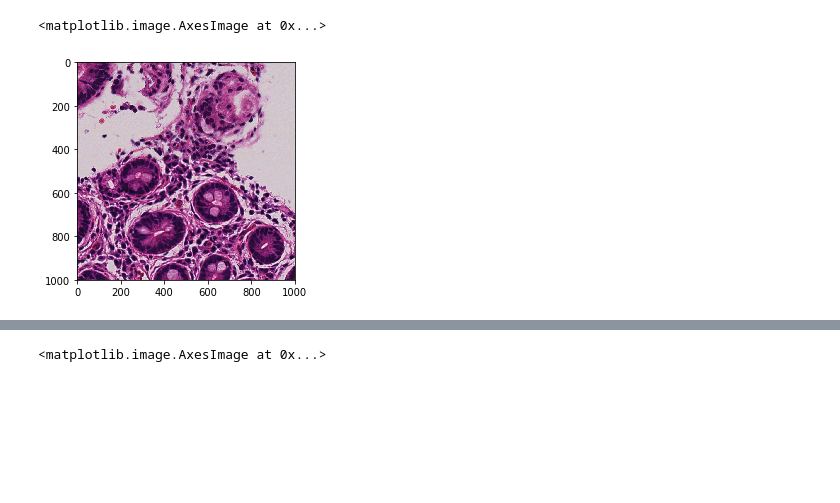
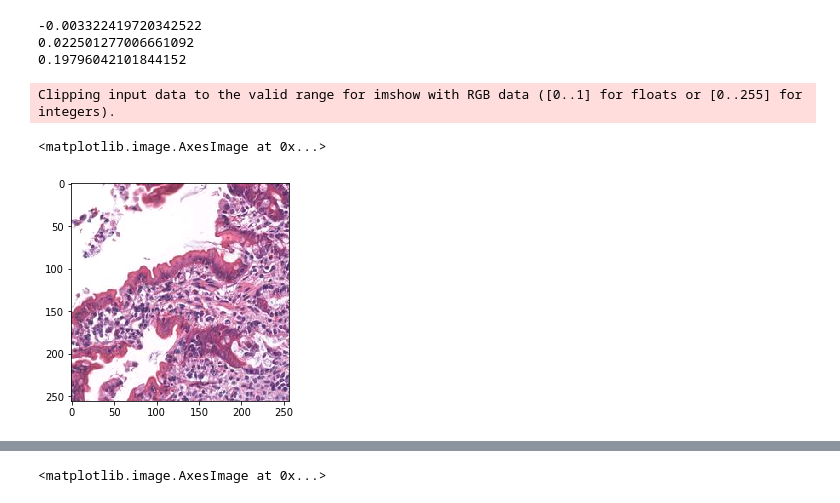
Before and after one commit to UVA-DSI-2019-Capstones/CHRC, a Jupyter notebook: image_augmentaion/color_correction.ipynb, the cells around one changed output, grey strips where cells are left out. Saved outputs shown, nothing was run; the diff lists cells and outputs as text; code cells hidden in the pictures; blank space fills up the shorter version.

```diff
--- a/image_augmentaion/color_correction.ipynb
+++ b/image_augmentaion/color_correction.ipynb
@@ -32,6 +32,13 @@ imgEE = op_img.read_region((2000,2000),0, (1000,1000))
 
 op_img2 = open_slide(cd)
 imgCD = op_img2.read_region((5000,5000),0, (1000,1000))
+# %%
+PATH = "../data_segments/data_balanced_duplicate_sample/"
+files = os.listdir(f'{PATH}valid/EE')[:10]
+fn = f'{PATH}valid/EE/{files[8]}'
+flags = cv2.IMREAD_UNCHANGED+cv2.IMREAD_ANYDEPTH+cv2.IMREAD_ANYCOLOR
+imgEE = cv2.imread(str(fn), flags).astype(np.float32)/255
+imgEE = cv2.cvtColor(imgEE, cv2.COLOR_BGR2RGB)
 # %%
 plt.imshow(imgEE,shape=(256,256))
 # %% [output]
@@ -45,32 +51,47 @@ plt.imshow(imgCD,shape=(256,256))
 # %%
 # alpha = 1.1
 # beta = 0
-image = np.array(imgCD)
+# image = np.array(imgEE)
+im = imgEE
 # new_image = np.zeros(image.shape, image.dtype)
 # for y in range(image.shape[0]):
 #     for x in range(image.shape[1]):
 #         for c in range(image.shape[2]):
 #             new_image[y,x,c] = np.clip(alpha*image[y,x,c] + beta, 0, 255)
 
-image = cv2.cvtColor(image, cv2.COLOR_BGR2HSV)
+hue_delta = random.uniform(-0.04, 0.04)
+saturation_delta = random.uniform(0, 0.4)
+value_delta = random.uniform(-0.25, 0.25)
 
-std1 = image[:, :, 2].std()
-image[:, :, 2]  =  image[:, :, 2] - 0.25*std1
+image = cv2.cvtColor(im, cv2.COLOR_RGB2HSV)
 
-std1 = image[:, :, 1].std()
-image[:, :, 1]  =  image[:, :, 1] + 0.15*std1
-std1 = image[:, :, 0].std()
-image[:, :, 0]  =  image[:, :, 0] - 0.04*std1
+print(hue_delta)
+print(saturation_delta)
+print(value_delta)
 
-out = cv2.cvtColor(image, cv2.COLOR_HSV2BGR)
+std_hue = image[:, :, 0].std()
+image[:, :, 0]  =  image[:, :, 0] + 2.5*hue_delta*std_hue
+
+std_saturation = image[:, :, 1].std()
+image[:, :, 1]  =  image[:, :, 1] + 2*saturation_delta*std_saturation
+
+std_value = image[:, :, 2].std()
+image[:, :, 2]  =  image[:, :, 2] + 2.5*value_delta*std_value
+
+img = cv2.cvtColor(image, cv2.COLOR_HSV2RGB)
 # cv2.imshow('image',out)
 # k = cv2.waitKey(0)
 # cv2.destroyAllWindows()
+# %% [output]
+-0.003322419720342522
+0.022501277006661092
+0.19796042101844152
 # %%
-plt.imshow(out,shape=(256,256))
+plt.imshow(img,shape=(256,256))
 # image = np.array(imgEE)
 # std1 = image[:, :, 1].std()
 # std1
 # %% [output]
-<matplotlib.image.AxesImage at 0x...>
+Clipping input data to the valid range for imshow with RGB data ([0..1] for floats or [0..255] for integers).
+<matplotlib.image.AxesImage at 0x...>
-[figure, old version]
+[figure, new version]
```
Also changed, not shown: parts of 11 cells of this notebook, 8 other files.
